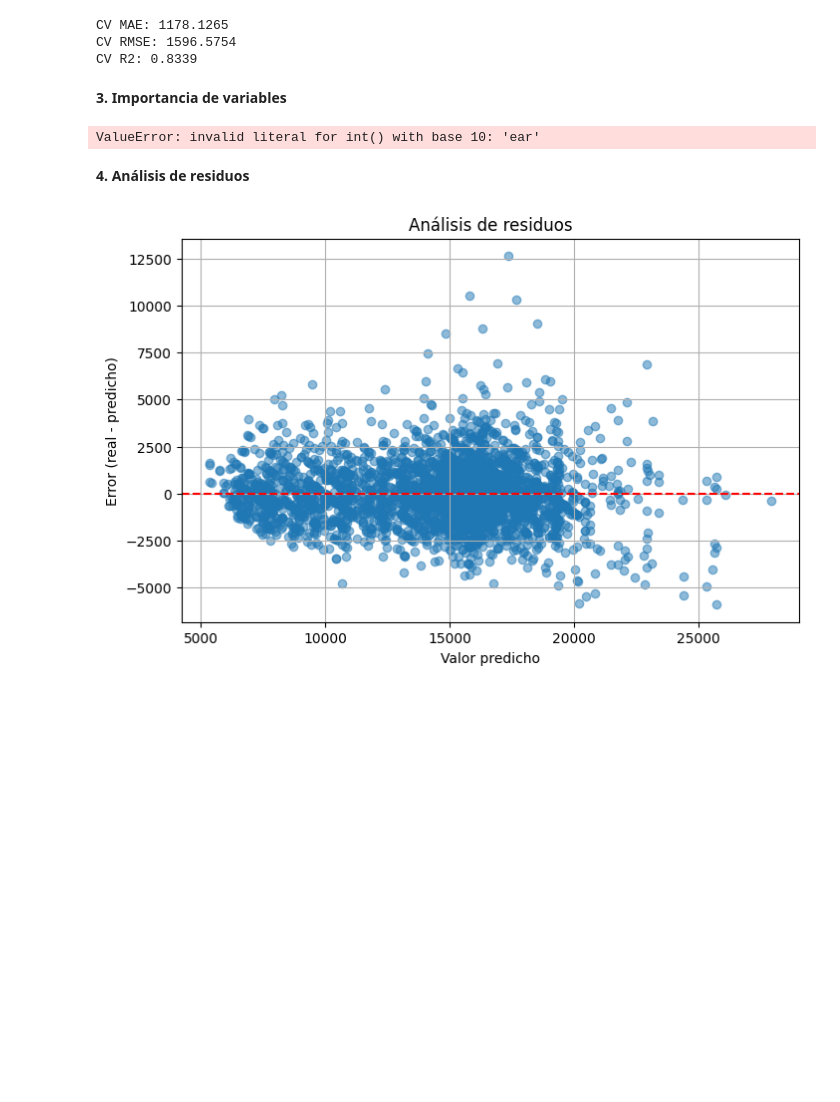
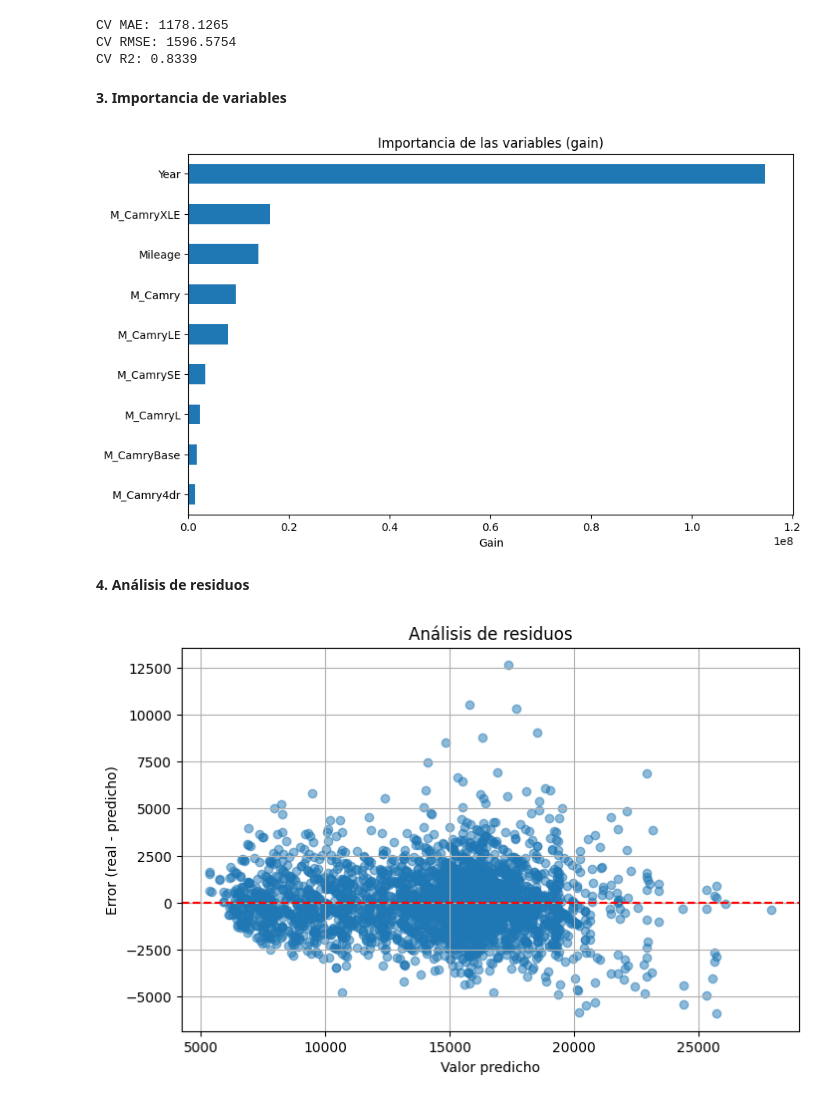
Before and after one commit to mdelgadon/MIAD_ML_NLP_2025, a Jupyter notebook: Semana 2/S2TC1_TrabajoEnGrupo.ipynb, the cells around one changed output. Cells and saved outputs as stored; diff of their text form; code cells hidden in the pictures; blank space fills up the shorter version.

```diff
--- a/Semana 2/S2TC1_TrabajoEnGrupo.ipynb
+++ b/Semana 2/S2TC1_TrabajoEnGrupo.ipynb
@@ -553,24 +575,23 @@ CV R2: 0.8339
 # %%
 import matplotlib.pyplot as plt
 
-#importance = modelXGBO.get_booster().get_score(importance_type='gain')
-importance = regxg.get_booster().get_score(importance_type='gain')
-
+modelXGBO = pipeline.named_steps['model']
+importance = modelXGBO.get_booster().get_score(importance_type='gain')
 
 # Renombrar f0, f1, a los nombres reales de las columnas
 mapped_importance = {X_train.columns[int(k[1:])]: v for k, v in importance.items()}
 
 
 # Convertir a Series para graficar más fácil
-#imp_series = pd.Series(mapped_importance).sort_values()
-imp_series = pd.Series(importance).sort_values()
+imp_series = pd.Series(mapped_importance).sort_values()
+#imp_series = pd.Series(importance).sort_values()
 
 # Graficar
 imp_series.plot(kind='barh', figsize=(10,6), title="Importancia de las variables (gain)")
 plt.xlabel("Gain")
 plt.show()
 # %% [output]
-ValueError: invalid literal for int() with base 10: 'ear'
+[figure, added]
 # %% [markdown]
 **4. Análisis de residuos**
 # %%
```
Also changed, not shown: parts of 14 cells of this notebook, 1 other file.
